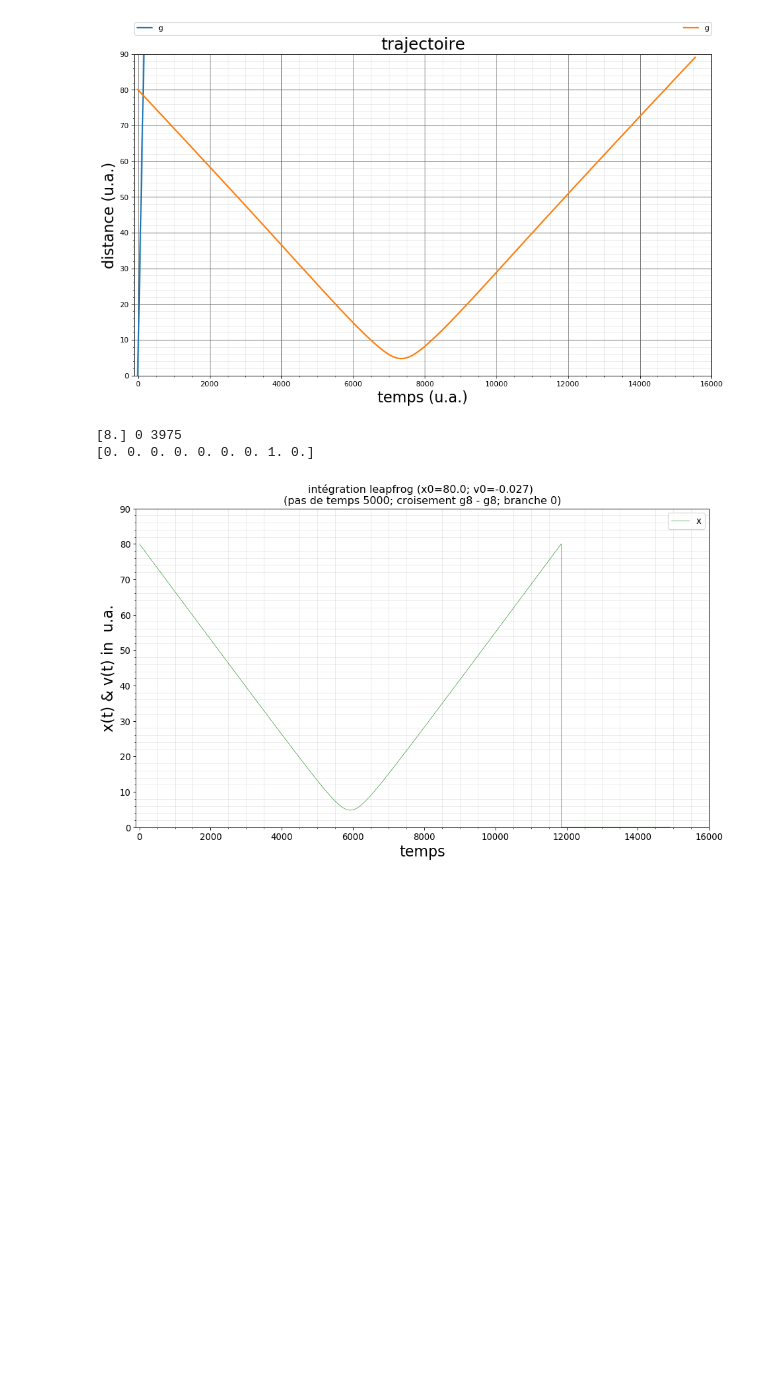
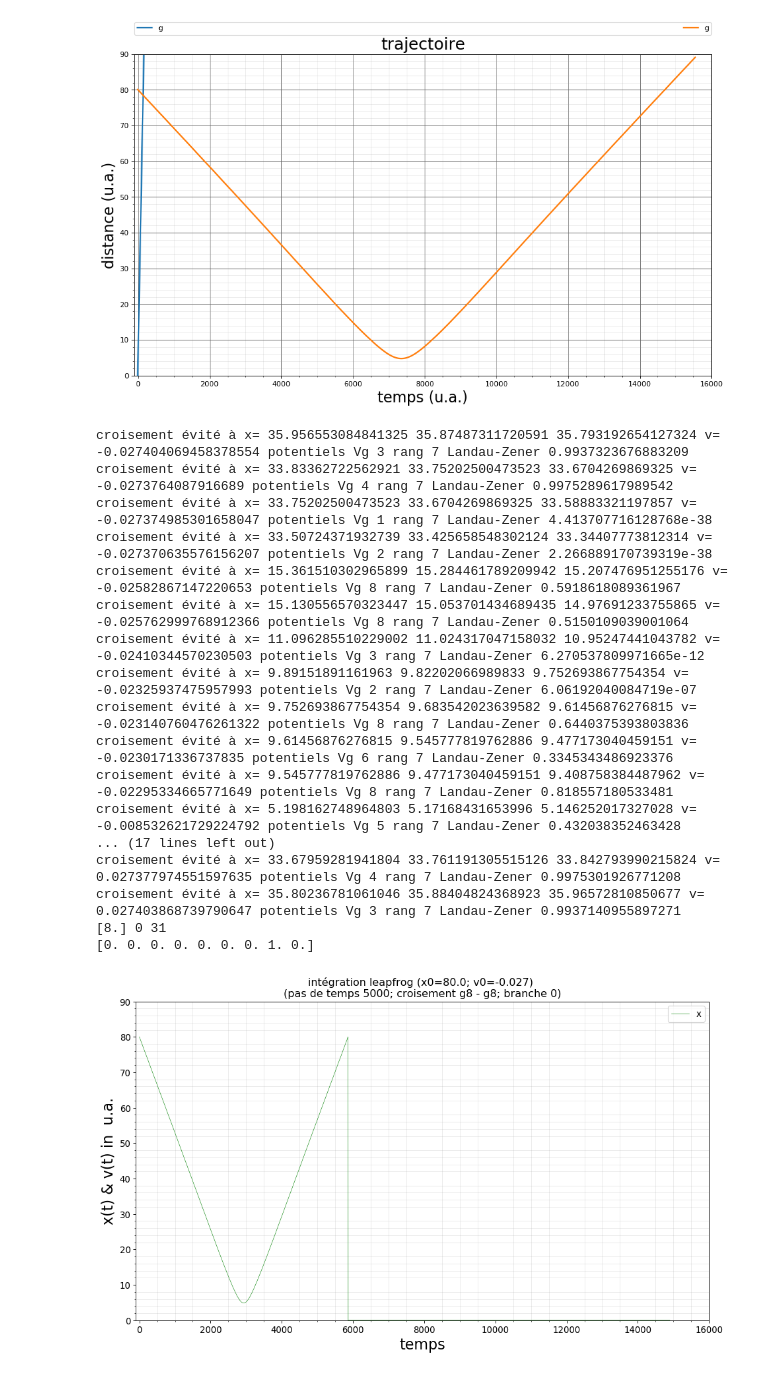
Before and after one commit to Yves-LEMEN/Projet-stage, a Jupyter notebook: 7- Nouveaux potentiels H2.ipynb, the cells around one changed output. Cells and saved outputs as stored; diff of their text form; code cells hidden in the pictures; blank space fills up the shorter version.

```diff
--- a/7- Nouveaux potentiels H2.ipynb
+++ b/7- Nouveaux potentiels H2.ipynb
@@ -83,7 +105,7 @@ potentiel_départ=8
 Mm = 6000
 tps=10000
 tp=np.linspace(0,tps,Mm)
-dtp = (tp[1] - tp[0])/2
+dtp = (tp[1] - tp[0])
 
 ###############################################################################
 # SOUS PROGRAMMES ET FONCTIONS
@@ -278,7 +300,7 @@ while Nbdiff<Nbmax:
             vinit = zeros(Mm)
             xinit[0] = x[nb]
             vinit[0] = v[nb]
-            k0= derivpot(x0,Potentiel)/m
+            k0= derivpot(xinit[0],Potentiel)/m
             vinit[1] = vinit[0] - dtp*(k0-((b*v0)**2)/xinit[0]**3)
             xinit[1] = xinit[0] + dtp*v[1]
             #print(gf,'je suis à l abscisse', xinit[1])
@@ -356,25 +378,23 @@ plt.show()
 # %% [output]
 [figure]
 # %%
+###############################################################################
+# conditions initiales, masse à prendre en compte et index de la fonction de potentiel, paramètres temporels -
+#limite de temps tps pas temporel Mm
+
 x0=80.
 v0=-0.027  #valeur test à ~10 eV
 
 b=5.
 
-###############################################################################
-# masse à prendre en compte et index de la fonction de potentiel
-
 m=918.
-
 
 potentiel_départ=8
 
-###############################################################################
-# entrée des paramètres temporels - limite de temps tps pas temporel Mm
 Mm = 5000
 tps=14900
 tp=np.linspace(0,tps,Mm)
-dtp = (tp[1] - tp[0])*0.5
+dtp = (tp[1] - tp[0])
 
 
 ###############################################################################
@@ -458,7 +478,7 @@ def Landau(x_1,x_2,x_3,v_2,v_3,asterix, Potentiel1):
 
                     global Provisoire
                     Provisoire=Provisoire+1
-                    #print('croisement évité à x=',x_3 ,'potentiels Vg',jpf,'rang',asterix,'Landau-Zener', La_Ze)
+                    print('croisement évité à x=',x_1, x_2, x_3 ,'v=',v_3,'potentiels Vg',jpf,'rang',asterix,'Landau-Zener', La_Ze)
 
 
                     if La_Ze>P:
@@ -532,8 +552,8 @@ Nbmax=1 # nombre de trajets A-R accomplis sur un potentiel de départ donné
 
 gfmax=2000 # nombre de branches maximum sur un aller-retour
 
-Ntot=zeros((Nbmax)) # matrice des chemins
-Probabl=zeros(9) # matrice des résultats
+Ntot=zeros(Nbmax) # vecteur des chemins
+Probabl=zeros(9) # vecteur des résultats
 
 
 Nbdiff=0
@@ -580,34 +600,49 @@ while Nbdiff<Nbmax:
             vinit = zeros(Mm)
             xinit[0] = x[nb]
             vinit[0] = v[nb]
-            k0= derivpot(x0,Potentiel)/m
+            k0= derivpot(xinit[0],Potentiel)/m
             vinit[1] = vinit[0] - dtp*(k0-((b*v0)**2)/xinit[0]**3)
-            xinit[1] = xinit[0] + dtp*v[1]
+            xinit[1] = xinit[0] + dtp*vinit[1]
             #print(gf,'je suis à l abscisse', xinit[1])
             #print('vitesse',vinit[1])
             #print('nouveau potentiel g', indice2+1)
             #graphique(indice1+1, indice2+1, x0, v0, tp, x, v,gf)
 
             indice1=indice2
             gf=gf+1
         if gf==gfmax:
             print('trop d A-R au pas', Nbdiff)
             break
         else: continue
 
 
     Nbdiff=Nbdiff+1
 
 Probabl=Probabl/Nbmax
 
 print(Ntot, gf, Provisoire)
 print(Probabl)
 graphique(indice1+1, indice2+1, x0, v0, tp, x, v,gf)
 
 
 ###############################################################################
 ########################
 # %% [output]
-[8.] 0 3975
+croisement évité à x= 35.956553084841325 35.87487311720591 35.793192654127324 v= -0.027404069458378554 potentiels Vg 3 rang 7 Landau-Zener 0.9937323676883209
+croisement évité à x= 33.83362722562921 33.75202500473523 33.6704269869325 v= -0.0273764087916689 potentiels Vg 4 rang 7 Landau-Zener 0.9975289617989542
+croisement évité à x= 33.75202500473523 33.6704269869325 33.58883321197857 v= -0.027374985301658047 potentiels Vg 1 rang 7 Landau-Zener 4.413707716128768e-38
+croisement évité à x= 33.50724371932739 33.425658548302124 33.34407773812314 v= -0.027370635576156207 potentiels Vg 2 rang 7 Landau-Zener 2.266889170739319e-38
+croisement évité à x= 15.361510302965899 15.284461789209942 15.207476951255176 v= -0.02582867147220653 potentiels Vg 8 rang 7 Landau-Zener 0.5918618089361967
+croisement évité à x= 15.130556570323447 15.053701434689435 14.97691233755865 v= -0.025762999768912366 potentiels Vg 8 rang 7 Landau-Zener 0.5150109039001064
+croisement évité à x= 11.096285510229002 11.024317047158032 10.95247441043782 v= -0.02410344570230503 potentiels Vg 3 rang 7 Landau-Zener 6.270537809971665e-12
+croisement évité à x= 9.89151891161963 9.82202066989833 9.752693867754354 v= -0.02325937475957993 potentiels Vg 2 rang 7 Landau-Zener 6.06192040084719e-07
+croisement évité à x= 9.752693867754354 9.683542023639582 9.61456876276815 v= -0.023140760476261322 potentiels Vg 8 rang 7 Landau-Zener 0.6440375393803836
+croisement évité à x= 9.61456876276815 9.545777819762886 9.477173040459151 v= -0.0230171336737835 potentiels Vg 6 rang 7 Landau-Zener 0.3345343486923376
+croisement évité à x= 9.545777819762886 9.477173040459151 9.408758384487962 v= -0.02295334665771649 potentiels Vg 8 rang 7 Landau-Zener 0.818557180533481
+croisement évité à x= 5.198162748964803 5.17168431653996 5.146252017327028 v= -0.008532621729224792 potentiels Vg 5 rang 7 Landau-Zener 0.432038352463428
+... (17 lines left out)
+croisement évité à x= 33.67959281941804 33.761191305515126 33.842793990215824 v= 0.027377974551597635 potentiels Vg 4 rang 7 Landau-Zener 0.9975301926771208
+croisement évité à x= 35.80236781061046 35.88404824368923 35.96572810850677 v= 0.027403868739790647 potentiels Vg 3 rang 7 Landau-Zener 0.9937140955897271
+[8.] 0 31
 [0. 0. 0. 0. 0. 0. 0. 1. 0.]
-[figure, old version]
+[figure, new version]
```
Also changed, not shown: parts of 4 cells of this notebook.
